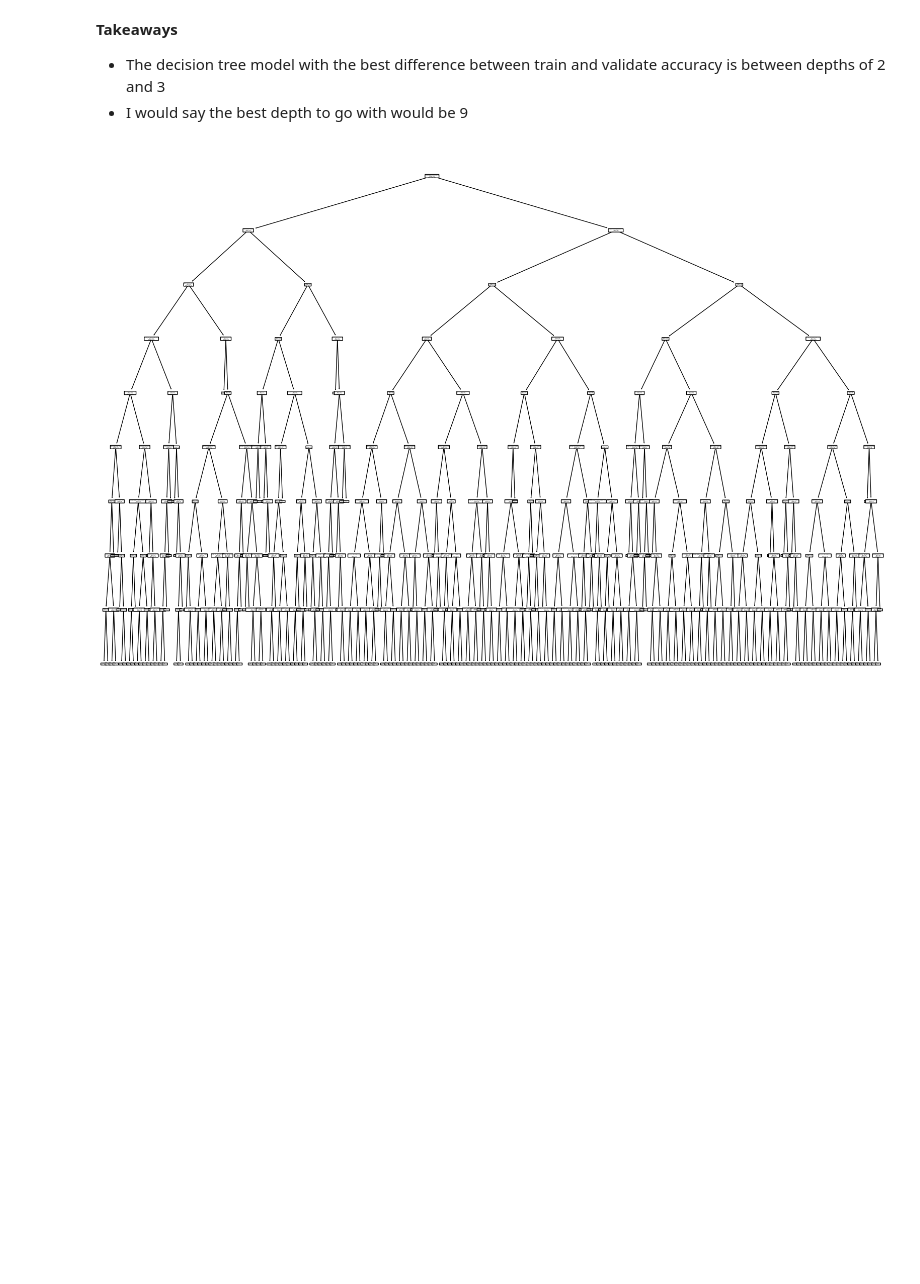
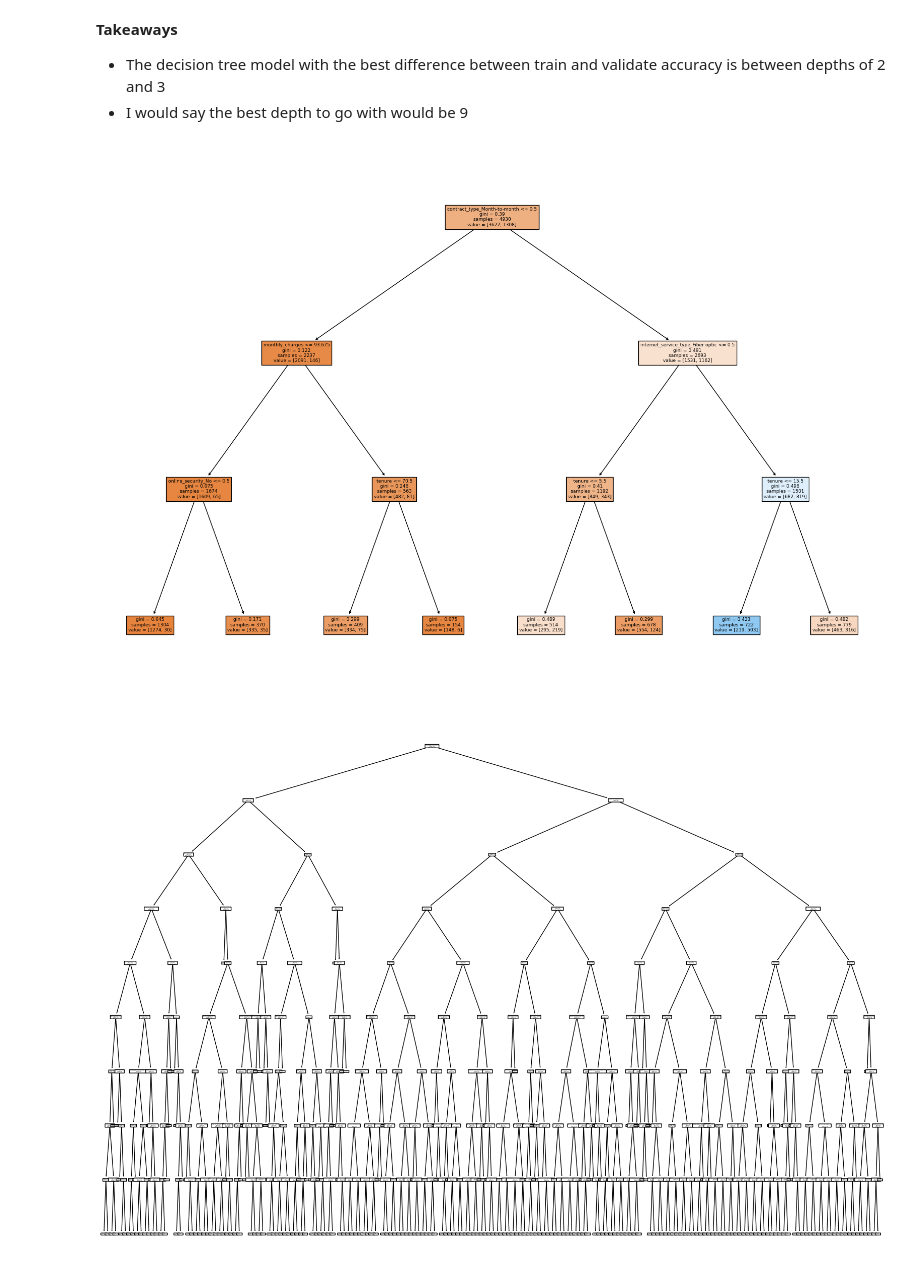
Before and after one commit to nicolas-angarita/churn_classification_project, a Jupyter notebook: working_notebook.ipynb, the cells around one changed output. Cells and saved outputs as stored; diff of their text form; code cells hidden in the pictures; blank space fills up the shorter version.

```diff
--- a/working_notebook.ipynb
+++ b/working_notebook.ipynb
@@ -908,6 +918,14 @@ df.sort_values('difference')
 
 - The decision tree model with the best difference between train and validate accuracy is between depths of 2 and 3
 - I would say the best depth to go with would be 9
+# %%
+clf = DecisionTreeClassifier(max_depth = 3, random_state = 42)
+clf = clf.fit(X_train,y_train)
+plt.figure(figsize=(20, 14))
+plot_tree(clf, feature_names = X_train.columns, filled = True )
+plt.show()
+# %% [output]
+[figure, added]
 # %%
 # plotted the best modeled decision tree with max depth of 9
 
```
Also changed, not shown: parts of 2 cells of this notebook.
